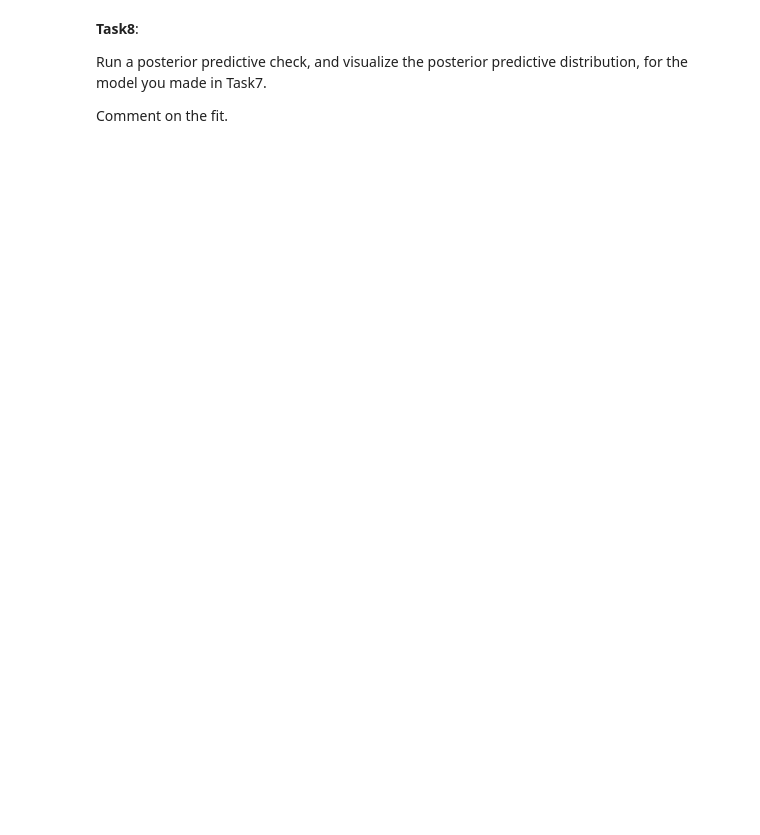
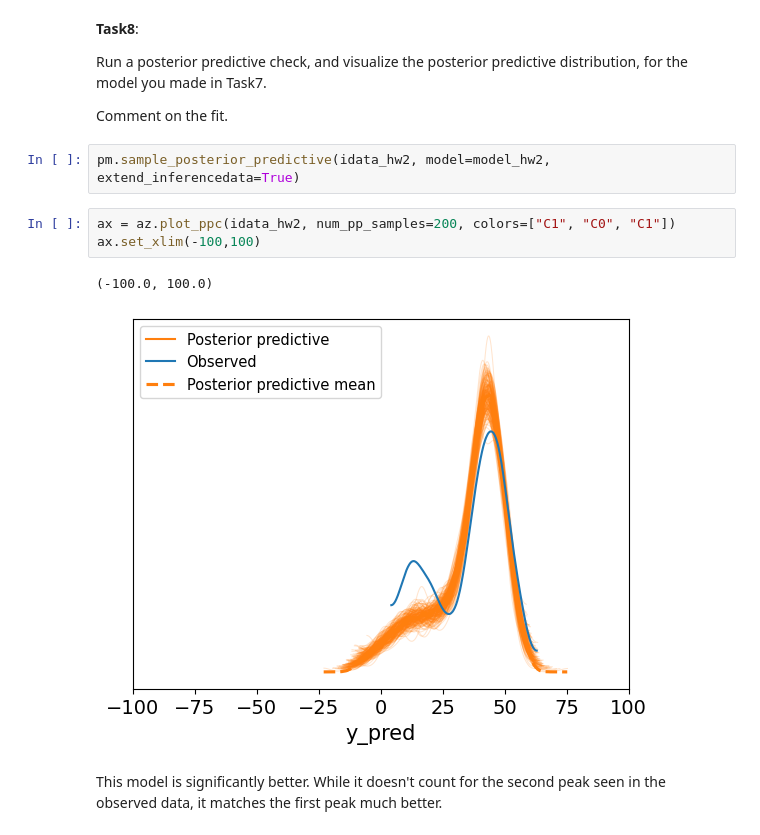
Before and after one commit to Tookss55/DS, a Jupyter notebook: Unit5/Unit5ExercisesSF.ipynb, the cells around one changed output. Drawn from its saved outputs; the diff is of its cells as text; blank space fills up the shorter version.

```diff
--- a/Unit5/Unit5ExercisesSF.ipynb
+++ b/Unit5/Unit5ExercisesSF.ipynb
@@ -222,3 +267,13 @@ Create and visualize the posterior of a generalized linear model that improves t
 Run a posterior predictive check, and visualize the posterior predictive distribution, for the model you made in Task7.
 
 Comment on the fit.
+# %%
+pm.sample_posterior_predictive(idata_hw2, model=model_hw2,  extend_inferencedata=True)
+# %%
+ax = az.plot_ppc(idata_hw2, num_pp_samples=200, colors=["C1", "C0", "C1"])
+ax.set_xlim(-100,100)
+# %% [output]
+(-100.0, 100.0)
+[figure, added]
+# %% [markdown]
+This model is significantly better. While it doesn't count for the second peak seen in the observed data, it matches the first peak much better.
```
Also changed, not shown: parts of 8 cells of this notebook.
